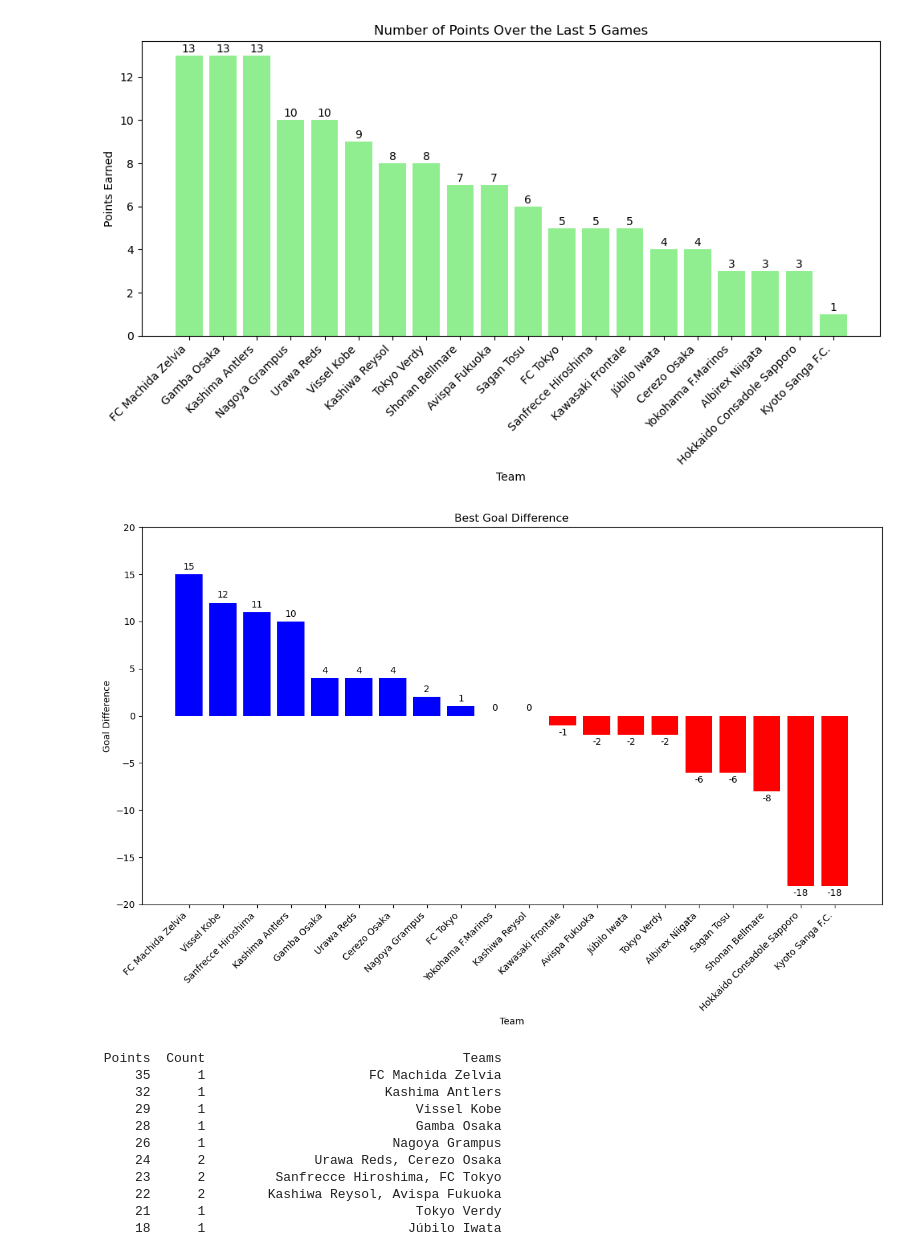
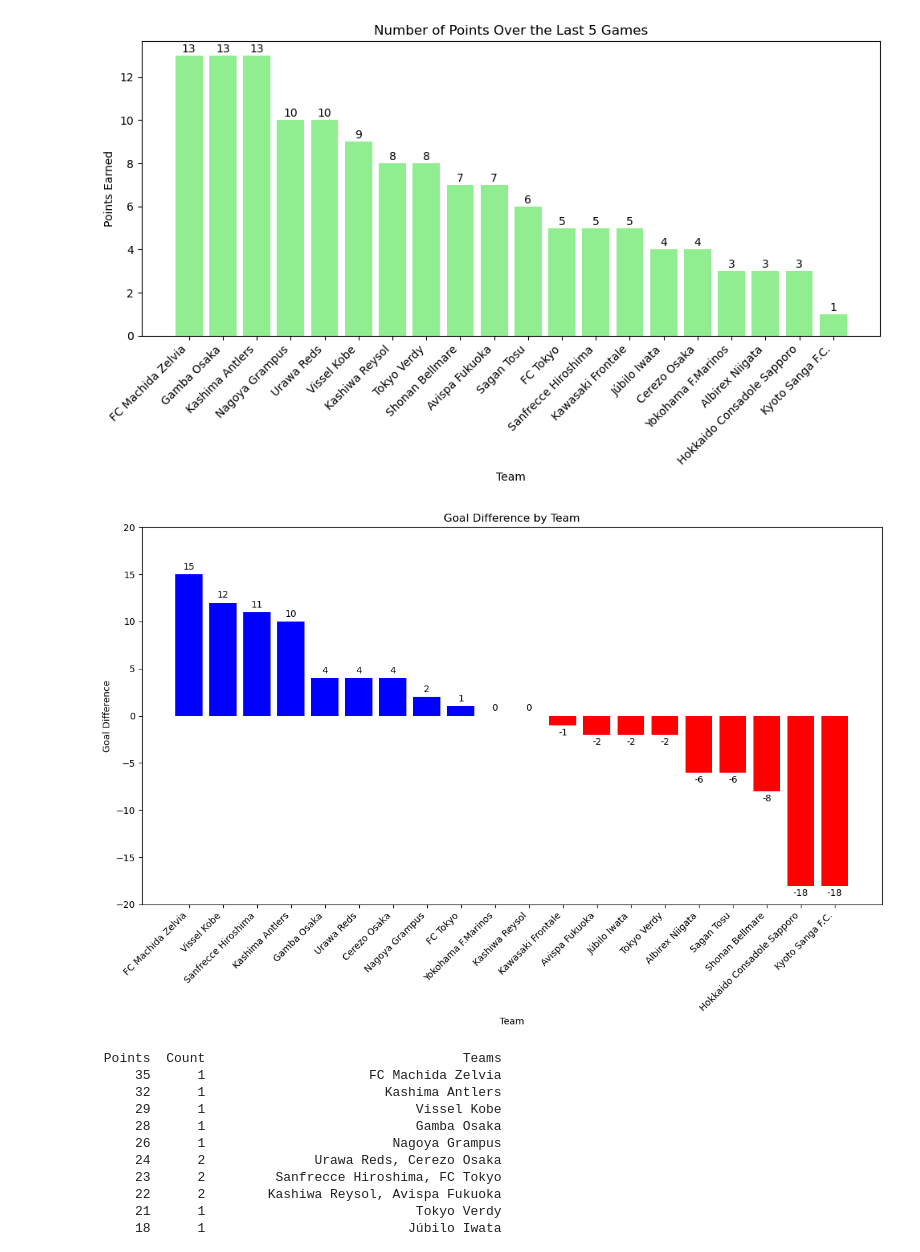
Before and after one commit to ayianshariff2/projects, a Jupyter notebook: J-League Data Analysis Project.ipynb, the cells around one changed output. Drawn from its saved outputs; the diff is of its cells as text; code cells hidden in the pictures.

```diff
--- a/J-League Data Analysis Project.ipynb
+++ b/J-League Data Analysis Project.ipynb
@@ -249,20 +249,20 @@ plt.show()
 # %%
 df2 = df.sort_values(by='GD', ascending=False)
 colors = ['blue' if val >= 0 else 'red' for val in df2['GD']]
 plt.figure(figsize=(12,8))
 bars = plt.bar(df2['Club'], df2['GD'], color=colors)
 for bar, value in zip(bars, df2['GD']):
     plt.text(bar.get_x() + bar.get_width() / 2, bar.get_height() + 0.3 if value >= 0 else bar.get_height() - 0.3,
              str(value), ha='center', va='bottom' if value >= 0 else 'top')
-plt.title('Best Goal Difference')
+plt.title('Goal Difference by Team')
 plt.xlabel('Team')
 plt.ylabel('Goal Difference')
 plt.ylim(-20, 20)
 plt.xticks(rotation=45, ha='right')
 plt.tight_layout()
 plt.show()
 # %% [output]
-[figure, old version]
+[figure, new version]
 # %%
 grouped = df.groupby('Points')['Club'].agg(['count', lambda x: ', '.join(x)]).reset_index()
 grouped.columns = ['Points', 'Count', 'Teams']
```
